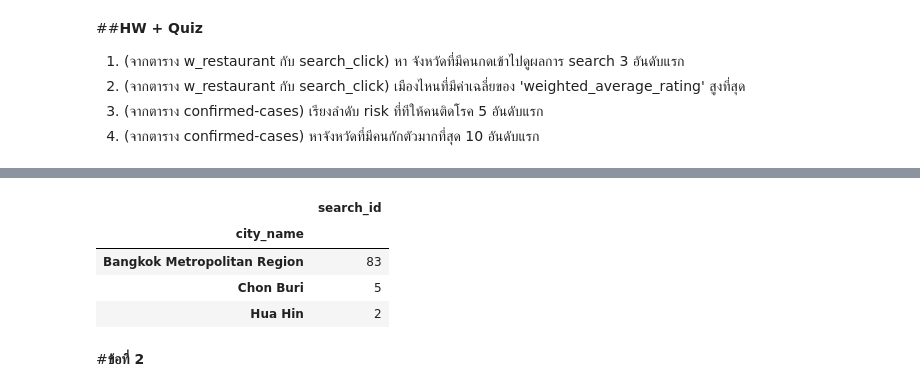
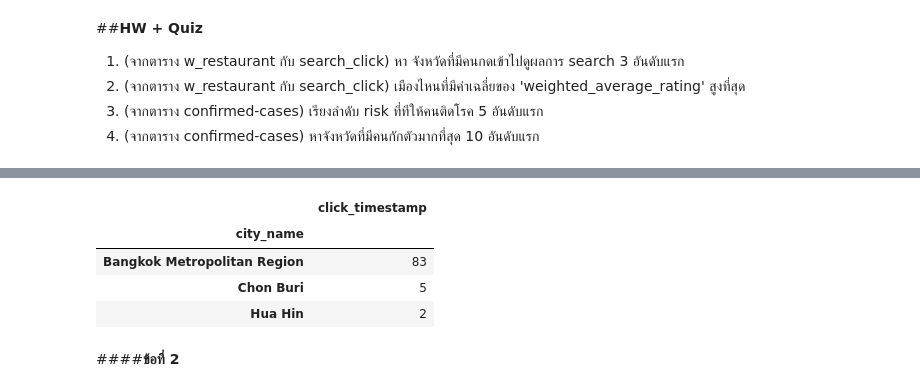
Before and after one commit to gameaphiwat/DWDM21, a Jupyter notebook: Data_Preprocessing_(Chapter3).ipynb, the cells around one changed output, grey strips where cells are left out. Drawn from its saved outputs; the diff is of its cells as text; code cells hidden in the pictures.

```diff
--- a/Data_Preprocessing_(Chapter3).ipynb
+++ b/Data_Preprocessing_(Chapter3).ipynb
@@ -1449,11 +1102,12 @@ search3
-# %%
-search3_cut = search3.iloc[:3,1:2]
-search3_cut
-# %% [output]
-|  | search_id |
-| city_name |  |
-| Bangkok Metropolitan Region | 83 |
-| Chon Buri | 5 |
-| Hua Hin | 2 |
+# %%
+#(จากตาราง w_restaurant กับ search_click) หา จังหวัดที่มีคนกดเข้าไปดูผลการ search 3 อันดับแรก
+HW1 = merged_table.groupby('city_name').count().sort_values(by=['search_id'],ascending=False)
+HW1.iloc[:3,:1]
+# %% [output]
+|  | click_timestamp |
+| city_name |  |
+| Bangkok Metropolitan Region | 83 |
+| Chon Buri | 5 |
+| Hua Hin | 2 |
 # %% [markdown]
-#**ข้อที่ 2**
+####**ข้อที่ 2**
```
Also changed, not shown: parts of 57 cells of this notebook.
